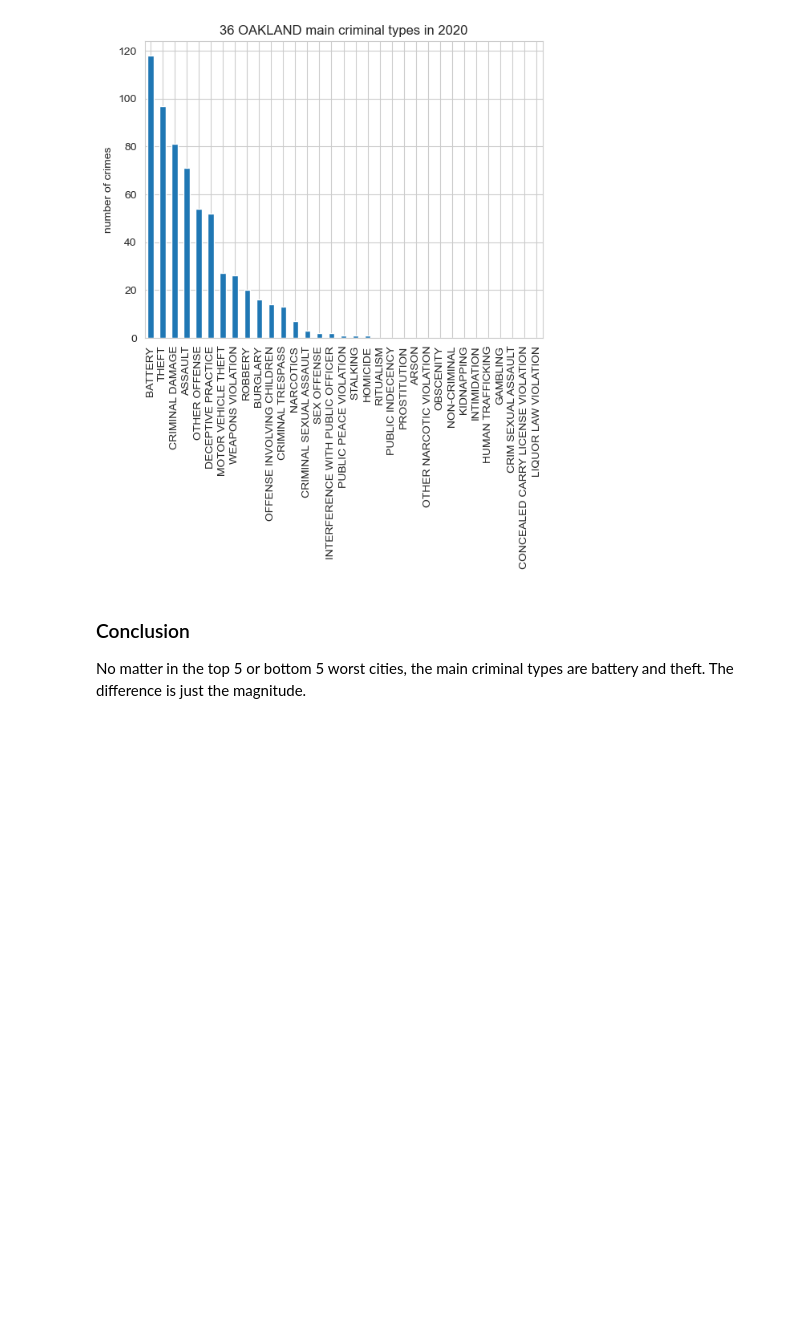
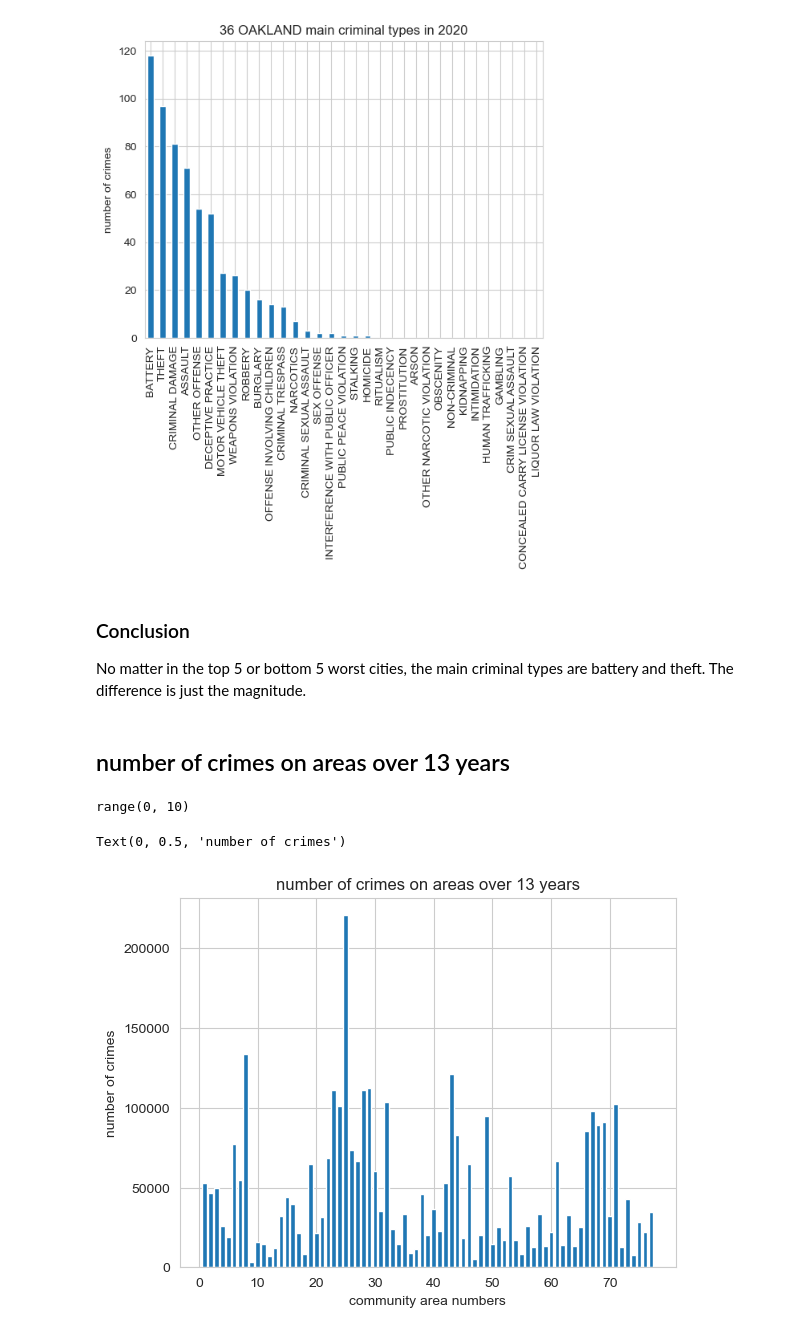
Before and after one commit to COMP5152TEAMWORK/Chicago-Crimes-Analysis, a Jupyter notebook: Chicago Crime Analysis.ipynb, the cells around one changed output. Cells and saved outputs as stored; diff of their text form; code cells hidden in the pictures; blank space fills up the shorter version.

```diff
--- a/Chicago Crime Analysis.ipynb
+++ b/Chicago Crime Analysis.ipynb
@@ -624,3 +626,24 @@ _ = wad5y_type_area_20.drop(['Community Area'], axis=1).apply(draw_each_city, ax
 # %% [markdown]
 ### Conclusion
 No matter in the top 5 or bottom 5 worst cities, the main criminal types are battery and theft. The difference is just the magnitude.
+# %% [markdown]
+## number of crimes on areas over 13 years
+# %%
+crimes_areas_13years_df = cay_df.groupby(by='Community Area').sum().drop(['Year'], axis=1).reset_index()
+# %%
+import numpy as np
+np.arange(0, 10, 1)
+range(0, 10, 1)
+# %% [output]
+range(0, 10)
+# %%
+fig = plt.figure()
+ax = fig.add_subplot()
+ax.set_xticks(np.arange(0, 80, 10))
+ax.bar(x=crimes_areas_13years_df['Community Area'], height=crimes_areas_13years_df['Counts'])
+ax.set_title('number of crimes on areas over 13 years')
+ax.set_xlabel('community area numbers')
+ax.set_ylabel('number of crimes')
+# %% [output]
+Text(0, 0.5, 'number of crimes')
+[figure, added]
```
Also changed, not shown: parts of 6 cells of this notebook.
